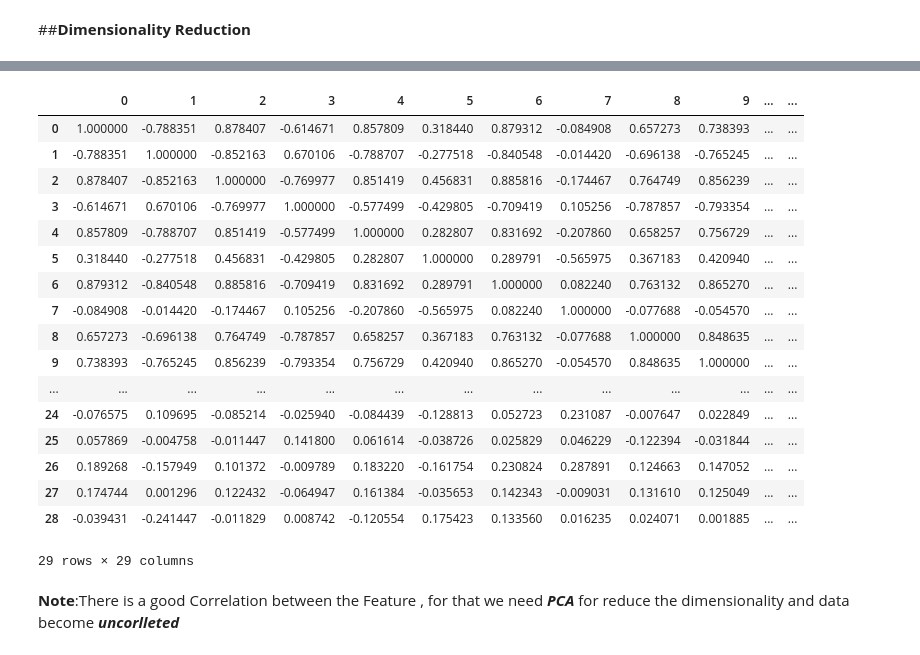
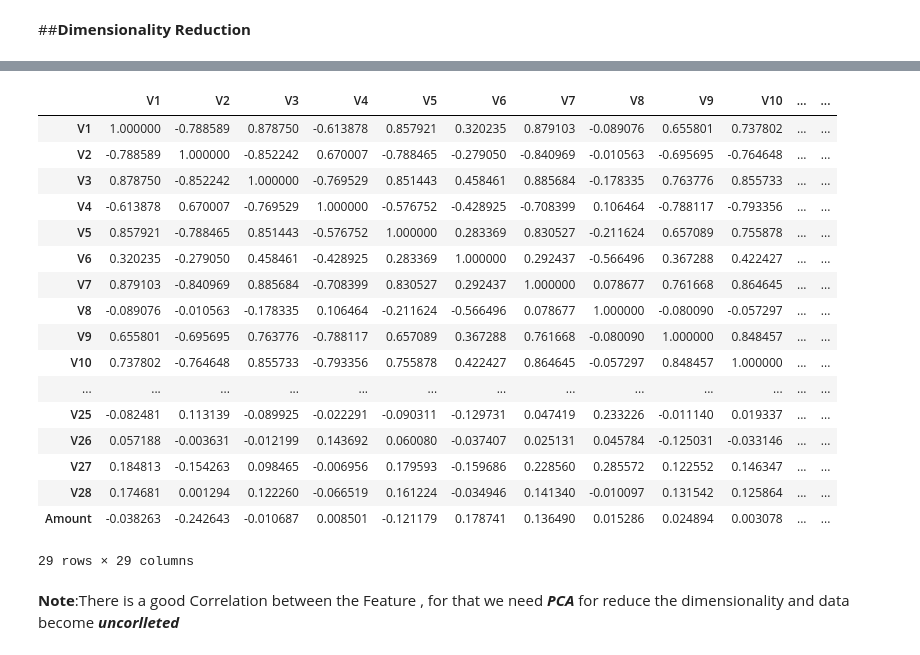
Before and after one commit to Naseem-Ananzeh/Ml2_Final_Project, a Jupyter notebook: creditcard_dataset_.ipynb, the cells around one changed output, grey strips where cells are left out. Saved outputs shown, nothing was run; the diff lists cells and outputs as text; code cells hidden in the pictures.

```diff
--- a/creditcard_dataset_.ipynb
+++ b/creditcard_dataset_.ipynb
@@ -227,25 +212,25 @@ array([[-0.69424232, -0.04407492,  1.6727735 , ...,  0.33089162,
 # %%
-X_resampled=pd.DataFrame(X_resampled)
+X_resampled=pd.DataFrame(X_resampled,columns=X.columns)
 corr_matrix = X_resampled.corr()
 corr_matrix
 # %% [output]
-|  | 0 | 1 | 2 | 3 | 4 | 5 | 6 | 7 | 8 | 9 | ... | ... |
-| 0 | 1.000000 | -0.788351 | 0.878407 | -0.614671 | 0.857809 | 0.318440 | 0.879312 | -0.084908 | 0.657273 | 0.738393 | ... | ... |
-| 1 | -0.788351 | 1.000000 | -0.852163 | 0.670106 | -0.788707 | -0.277518 | -0.840548 | -0.014420 | -0.696138 | -0.765245 | ... | ... |
-| 2 | 0.878407 | -0.852163 | 1.000000 | -0.769977 | 0.851419 | 0.456831 | 0.885816 | -0.174467 | 0.764749 | 0.856239 | ... | ... |
-| 3 | -0.614671 | 0.670106 | -0.769977 | 1.000000 | -0.577499 | -0.429805 | -0.709419 | 0.105256 | -0.787857 | -0.793354 | ... | ... |
-| 4 | 0.857809 | -0.788707 | 0.851419 | -0.577499 | 1.000000 | 0.282807 | 0.831692 | -0.207860 | 0.658257 | 0.756729 | ... | ... |
-| 5 | 0.318440 | -0.277518 | 0.456831 | -0.429805 | 0.282807 | 1.000000 | 0.289791 | -0.565975 | 0.367183 | 0.420940 | ... | ... |
-| 6 | 0.879312 | -0.840548 | 0.885816 | -0.709419 | 0.831692 | 0.289791 | 1.000000 | 0.082240 | 0.763132 | 0.865270 | ... | ... |
-| 7 | -0.084908 | -0.014420 | -0.174467 | 0.105256 | -0.207860 | -0.565975 | 0.082240 | 1.000000 | -0.077688 | -0.054570 | ... | ... |
-| 8 | 0.657273 | -0.696138 | 0.764749 | -0.787857 | 0.658257 | 0.367183 | 0.763132 | -0.077688 | 1.000000 | 0.848635 | ... | ... |
-| 9 | 0.738393 | -0.765245 | 0.856239 | -0.793354 | 0.756729 | 0.420940 | 0.865270 | -0.054570 | 0.848635 | 1.000000 | ... | ... |
+|  | V1 | V2 | V3 | V4 | V5 | V6 | V7 | V8 | V9 | V10 | ... | ... |
+| V1 | 1.000000 | -0.788589 | 0.878750 | -0.613878 | 0.857921 | 0.320235 | 0.879103 | -0.089076 | 0.655801 | 0.737802 | ... | ... |
+| V2 | -0.788589 | 1.000000 | -0.852242 | 0.670007 | -0.788465 | -0.279050 | -0.840969 | -0.010563 | -0.695695 | -0.764648 | ... | ... |
+| V3 | 0.878750 | -0.852242 | 1.000000 | -0.769529 | 0.851443 | 0.458461 | 0.885684 | -0.178335 | 0.763776 | 0.855733 | ... | ... |
+| V4 | -0.613878 | 0.670007 | -0.769529 | 1.000000 | -0.576752 | -0.428925 | -0.708399 | 0.106464 | -0.788117 | -0.793356 | ... | ... |
+| V5 | 0.857921 | -0.788465 | 0.851443 | -0.576752 | 1.000000 | 0.283369 | 0.830527 | -0.211624 | 0.657089 | 0.755878 | ... | ... |
+| V6 | 0.320235 | -0.279050 | 0.458461 | -0.428925 | 0.283369 | 1.000000 | 0.292437 | -0.566496 | 0.367288 | 0.422427 | ... | ... |
+| V7 | 0.879103 | -0.840969 | 0.885684 | -0.708399 | 0.830527 | 0.292437 | 1.000000 | 0.078677 | 0.761668 | 0.864645 | ... | ... |
+| V8 | -0.089076 | -0.010563 | -0.178335 | 0.106464 | -0.211624 | -0.566496 | 0.078677 | 1.000000 | -0.080090 | -0.057297 | ... | ... |
+| V9 | 0.655801 | -0.695695 | 0.763776 | -0.788117 | 0.657089 | 0.367288 | 0.761668 | -0.080090 | 1.000000 | 0.848457 | ... | ... |
+| V10 | 0.737802 | -0.764648 | 0.855733 | -0.793356 | 0.755878 | 0.422427 | 0.864645 | -0.057297 | 0.848457 | 1.000000 | ... | ... |
 | ... | ... | ... | ... | ... | ... | ... | ... | ... | ... | ... | ... | ... |
-| 24 | -0.076575 | 0.109695 | -0.085214 | -0.025940 | -0.084439 | -0.128813 | 0.052723 | 0.231087 | -0.007647 | 0.022849 | ... | ... |
-| 25 | 0.057869 | -0.004758 | -0.011447 | 0.141800 | 0.061614 | -0.038726 | 0.025829 | 0.046229 | -0.122394 | -0.031844 | ... | ... |
-| 26 | 0.189268 | -0.157949 | 0.101372 | -0.009789 | 0.183220 | -0.161754 | 0.230824 | 0.287891 | 0.124663 | 0.147052 | ... | ... |
-| 27 | 0.174744 | 0.001296 | 0.122432 | -0.064947 | 0.161384 | -0.035653 | 0.142343 | -0.009031 | 0.131610 | 0.125049 | ... | ... |
-| 28 | -0.039431 | -0.241447 | -0.011829 | 0.008742 | -0.120554 | 0.175423 | 0.133560 | 0.016235 | 0.024071 | 0.001885 | ... | ... |
+| V25 | -0.082481 | 0.113139 | -0.089925 | -0.022291 | -0.090311 | -0.129731 | 0.047419 | 0.233226 | -0.011140 | 0.019337 | ... | ... |
+| V26 | 0.057188 | -0.003631 | -0.012199 | 0.143692 | 0.060080 | -0.037407 | 0.025131 | 0.045784 | -0.125031 | -0.033146 | ... | ... |
+| V27 | 0.184813 | -0.154263 | 0.098465 | -0.006956 | 0.179593 | -0.159686 | 0.228560 | 0.285572 | 0.122552 | 0.146347 | ... | ... |
+| V28 | 0.174681 | 0.001294 | 0.122260 | -0.066519 | 0.161224 | -0.034946 | 0.141340 | -0.010097 | 0.131542 | 0.125864 | ... | ... |
+| Amount | -0.038263 | -0.242643 | -0.010687 | 0.008501 | -0.121179 | 0.178741 | 0.136490 | 0.015286 | 0.024894 | 0.003078 | ... | ... |
 29 rows × 29 columns
 # %% [markdown]
 **Note**:There is a good Correlation between the Feature , for that we need  ***PCA*** for reduce the dimensionality and data become ***uncorlleted***
```
Also changed, not shown: parts of 1 cell of this notebook.
